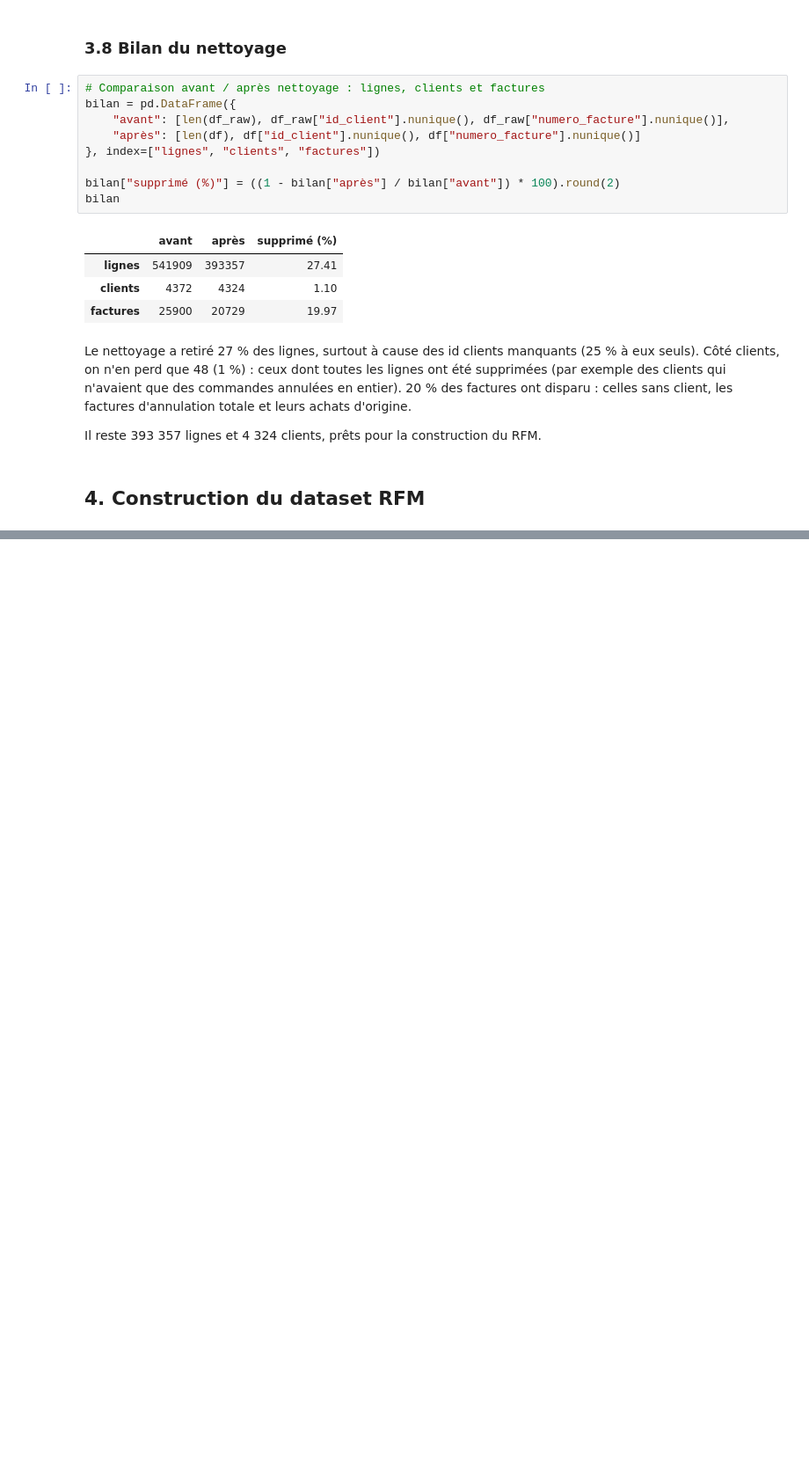
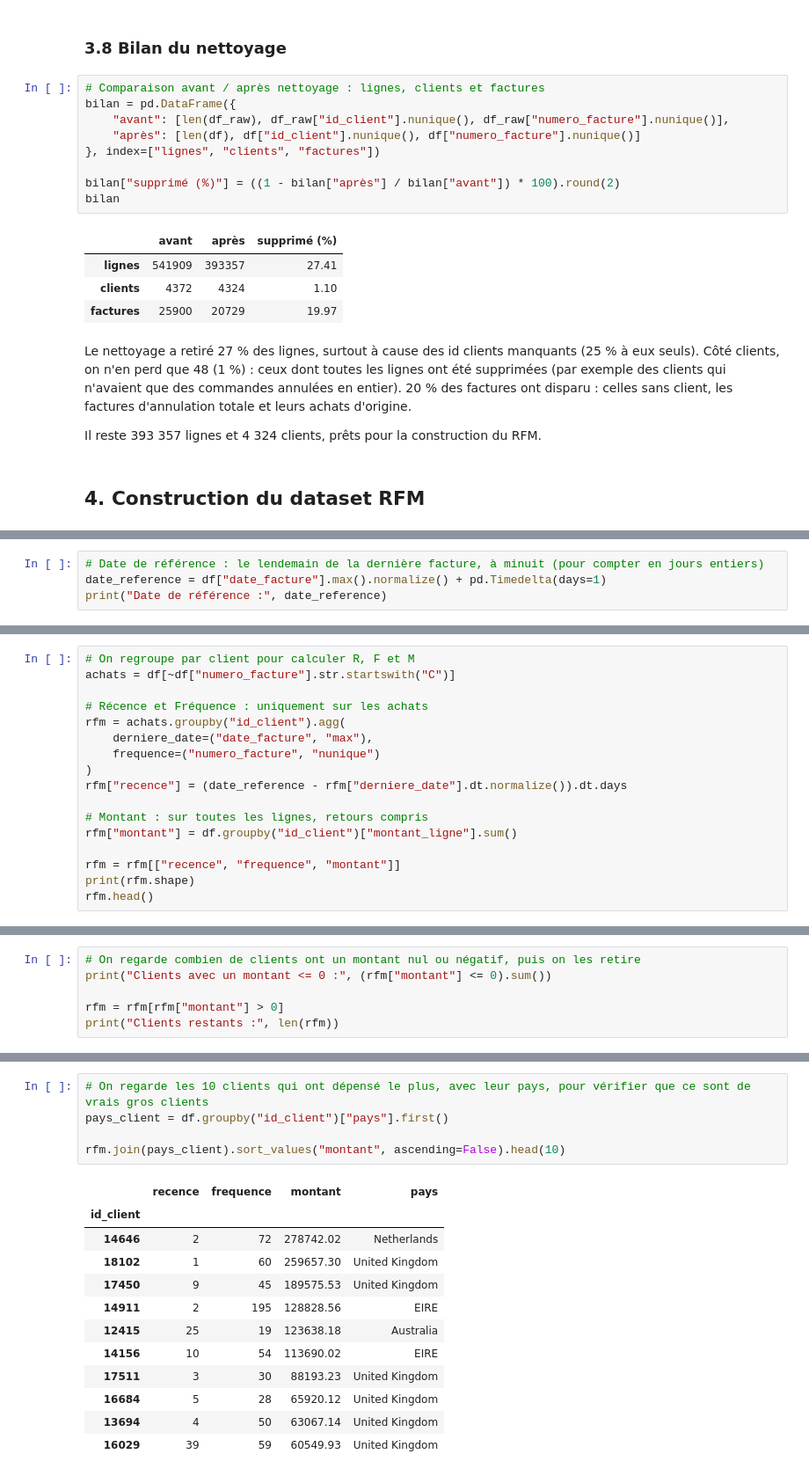
Before and after one commit to Zohair69/globalshop-rfm, a Jupyter notebook: notebooks/online_retail_clustering_rfm.ipynb, the cells around one changed output, grey strips where cells are left out. Shown at 88% size. Saved outputs shown, nothing was run; the diff lists cells and outputs as text; blank space fills up the shorter version.

```diff
--- a/notebooks/online_retail_clustering_rfm.ipynb
+++ b/notebooks/online_retail_clustering_rfm.ipynb
@@ -776,0 +781,4 @@ Il reste 393 357 lignes et 4 324 clients, prêts pour la construction du RFM.
+# %%
+# Date de référence : le lendemain de la dernière facture, à minuit (pour compter en jours entiers)
+date_reference = df["date_facture"].max().normalize() + pd.Timedelta(days=1)
+print("Date de référence :", date_reference)
@@ -776,0 +791,17 @@ Il reste 393 357 lignes et 4 324 clients, prêts pour la construction du RFM.
+# %%
+# On regroupe par client pour calculer R, F et M
+achats = df[~df["numero_facture"].str.startswith("C")]
+
+# Récence et Fréquence : uniquement sur les achats
+rfm = achats.groupby("id_client").agg(
+    derniere_date=("date_facture", "max"),
+    frequence=("numero_facture", "nunique")
+)
+rfm["recence"] = (date_reference - rfm["derniere_date"].dt.normalize()).dt.days
+
+# Montant : sur toutes les lignes, retours compris
+rfm["montant"] = df.groupby("id_client")["montant_ligne"].sum()
+
+rfm = rfm[["recence", "frequence", "montant"]]
+print(rfm.shape)
+rfm.head()
@@ -776,0 +823,6 @@ Il reste 393 357 lignes et 4 324 clients, prêts pour la construction du RFM.
+# %%
+# On regarde combien de clients ont un montant nul ou négatif, puis on les retire
+print("Clients avec un montant <= 0 :", (rfm["montant"] <= 0).sum())
+
+rfm = rfm[rfm["montant"] > 0]
+print("Clients restants :", len(rfm))
@@ -776,0 +867,18 @@ Il reste 393 357 lignes et 4 324 clients, prêts pour la construction du RFM.
+# %%
+# On regarde les 10 clients qui ont dépensé le plus, avec leur pays, pour vérifier que ce sont de vrais gros clients
+pays_client = df.groupby("id_client")["pays"].first()
+
+rfm.join(pays_client).sort_values("montant", ascending=False).head(10)
+# %% [output]
+|  | recence | frequence | montant | pays |
+| id_client |  |  |  |  |
+| 14646 | 2 | 72 | 278742.02 | Netherlands |
+| 18102 | 1 | 60 | 259657.30 | United Kingdom |
+| 17450 | 9 | 45 | 189575.53 | United Kingdom |
+| 14911 | 2 | 195 | 128828.56 | EIRE |
+| 12415 | 25 | 19 | 123638.18 | Australia |
+| 14156 | 10 | 54 | 113690.02 | EIRE |
+| 17511 | 3 | 30 | 88193.23 | United Kingdom |
+| 16684 | 5 | 28 | 65920.12 | United Kingdom |
+| 13694 | 4 | 50 | 63067.14 | United Kingdom |
+| 16029 | 39 | 59 | 60549.93 | United Kingdom |
```
Also changed, not shown: parts of 18 cells of this notebook.
